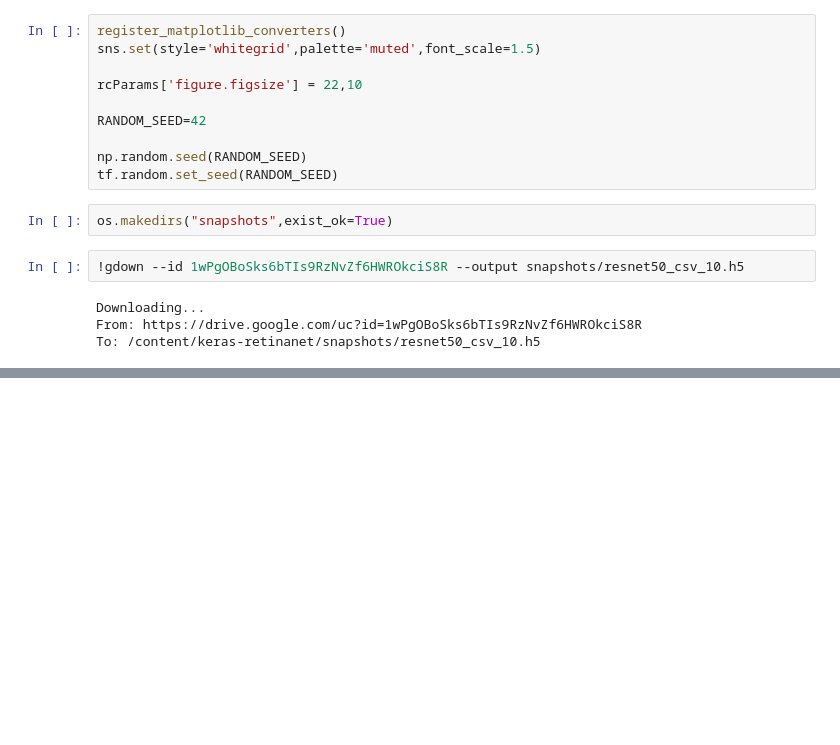
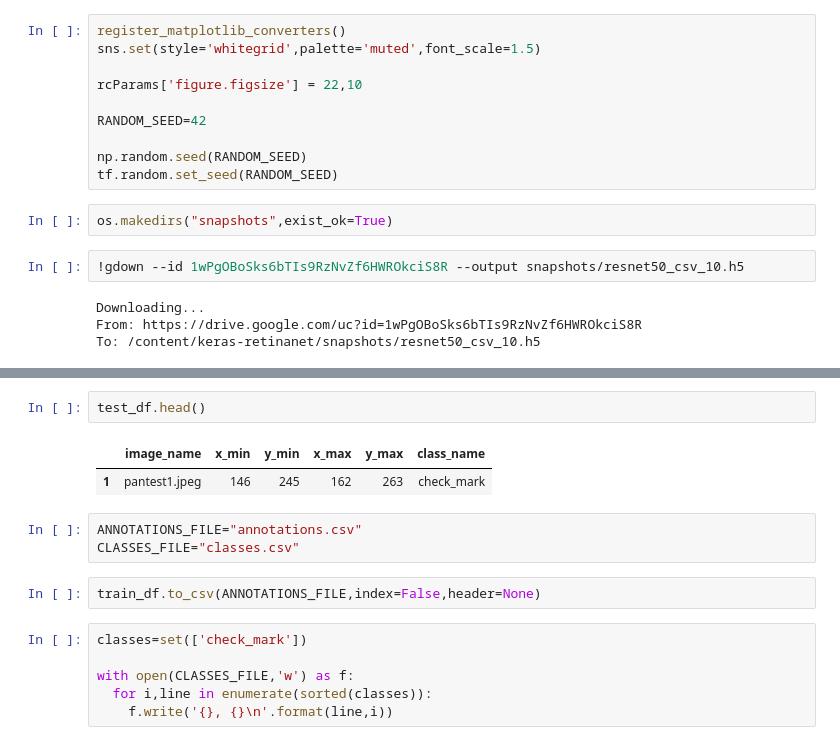
Before and after one commit to kavithachitriki/OCRProject, a Jupyter notebook: KerasRetinanet.ipynb, the cells around one changed output, grey strips where cells are left out. Drawn from its saved outputs; the diff is of its cells as text; blank space fills up the shorter version.

```diff
--- a/KerasRetinanet.ipynb
+++ b/KerasRetinanet.ipynb
@@ -160,0 +239,16 @@ dataset["image_name"].append(f'panimages/pan{counter}.jpeg')
+# %%
+test_df.head()
+# %% [output]
+|  | image_name | x_min | y_min | x_max | y_max | class_name |
+| 1 | pantest1.jpeg | 146 | 245 | 162 | 263 | check_mark |
+# %%
+ANNOTATIONS_FILE="annotations.csv"
+CLASSES_FILE="classes.csv"
+# %%
+train_df.to_csv(ANNOTATIONS_FILE,index=False,header=None)
+# %%
+classes=set(['check_mark'])
+
+with open(CLASSES_FILE,'w') as f:
+  for i,line in enumerate(sorted(classes)):
+    f.write('{}, {}\n'.format(line,i))
```
Also changed, not shown: parts of 25 cells of this notebook.
